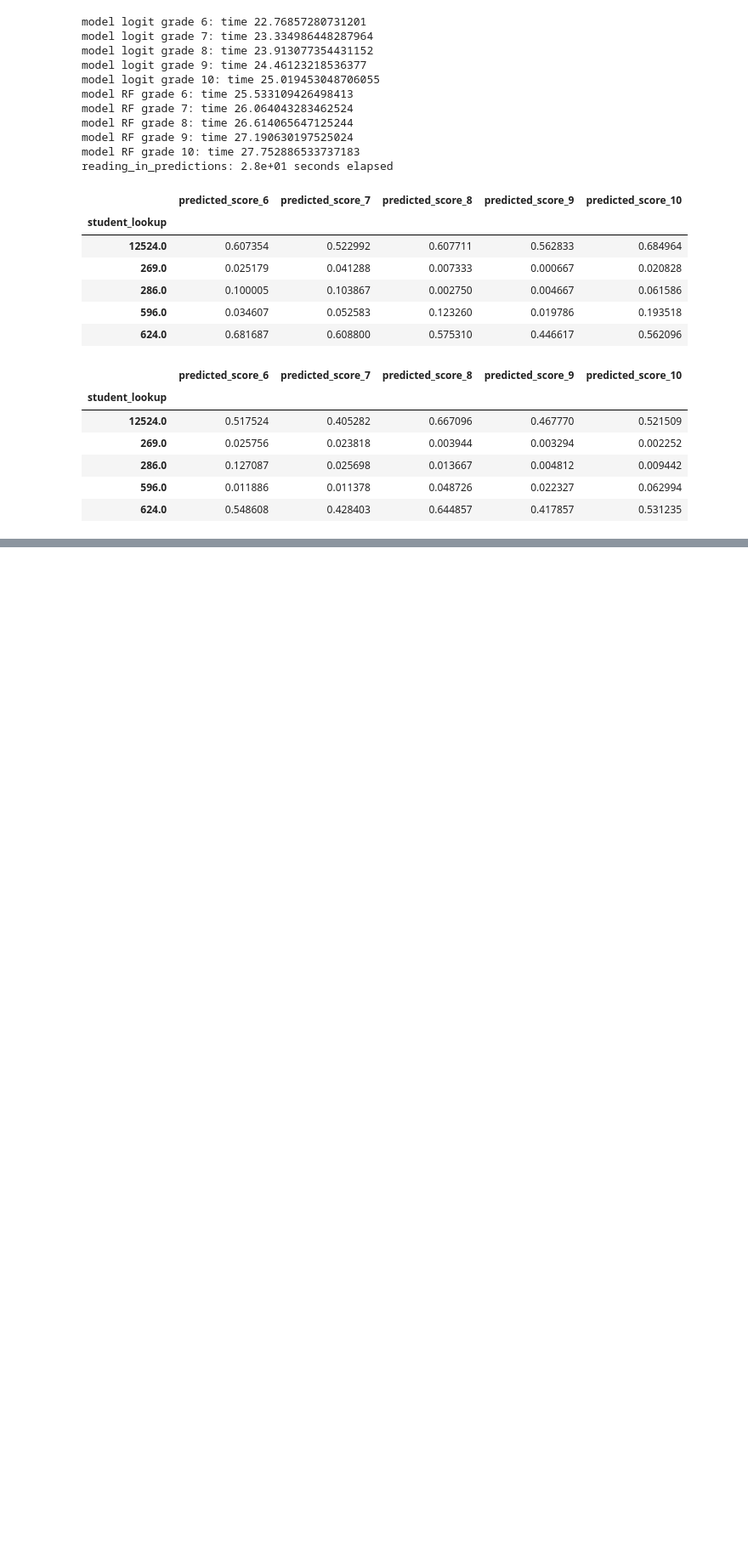
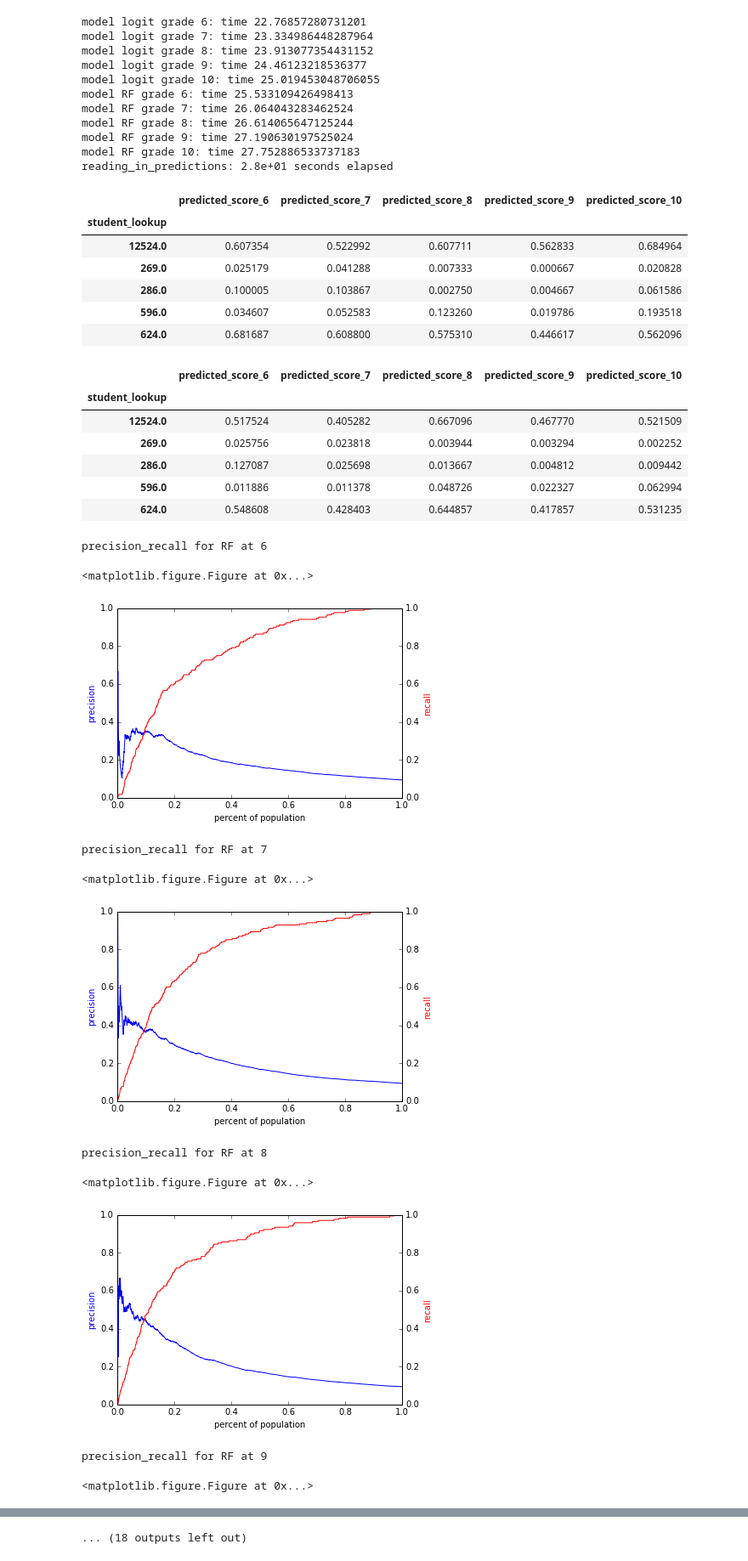
Before and after one commit to jgutman/mvesc, a Jupyter notebook: Descriptives/exploring_model_results_08_17.ipynb, the cells around one changed output, grey strips where cells are left out. Shown at 85% size. Saved outputs shown, nothing was run; the diff lists cells and outputs as text; code cells hidden in the pictures; blank space fills up the shorter version.

Commit message:
latest figures 08_17 run

```diff
--- a/Descriptives/exploring_model_results_08_17.ipynb
+++ b/Descriptives/exploring_model_results_08_17.ipynb
@@ -233,3 +238,23 @@ scores['logit'].head()
 | 286.0 | 0.127087 | 0.025698 | 0.013667 | 0.004812 | 0.009442 |
 | 596.0 | 0.011886 | 0.011378 | 0.048726 | 0.022327 | 0.062994 |
 | 624.0 | 0.548608 | 0.428403 | 0.644857 | 0.417857 | 0.531235 |
+# %%
+for model in ['RF', 'logit']:
+    for grade in range(6,11):
+        print('precision_recall for {model} at {grade}'.format(model=model, grade=grade))
+        plot_precision_recall_n(y[model]['true_label_{}'.format(grade)],
+            scores[model]['predicted_score_{}'.format(grade)],
+            '/home/jgutman/mvesc/Reports', 'grade_{}'.format(grade), model)
+        plt.show()
+# %% [output]
+precision_recall for RF at 6
+<matplotlib.figure.Figure at 0x...>
+[figure, added]
+precision_recall for RF at 7
+<matplotlib.figure.Figure at 0x...>
+[figure, added]
+precision_recall for RF at 8
+<matplotlib.figure.Figure at 0x...>
+[figure, added]
+precision_recall for RF at 9
+<matplotlib.figure.Figure at 0x...>
@@ -235,0 +262 @@ scores['logit'].head()
+... (18 outputs left out)
```
Also changed, not shown: parts of 4 cells of this notebook, 18 other files.
